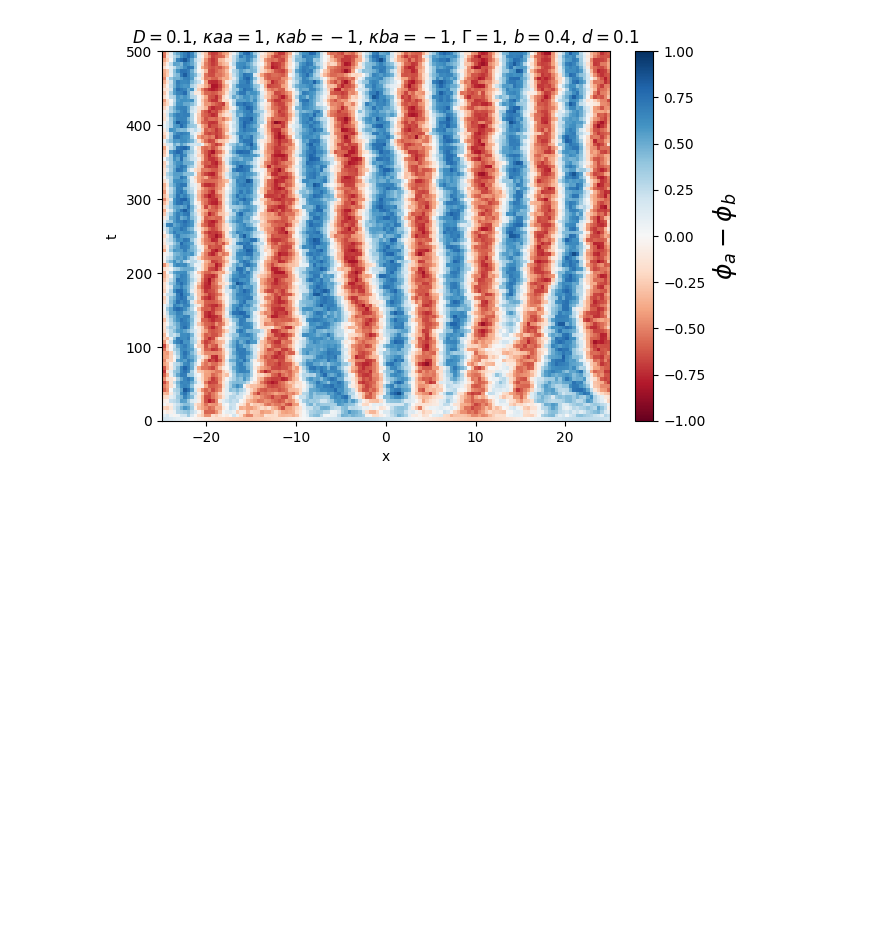
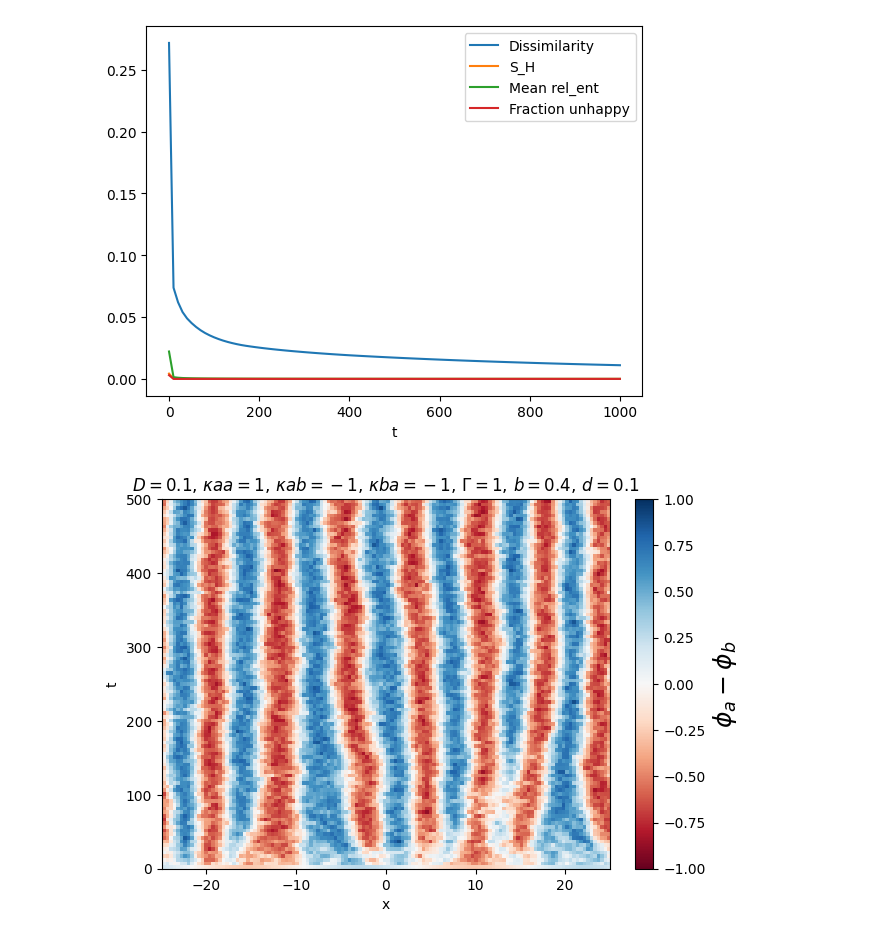
Before and after one commit to wmerbis/fluctuating_hydro, a Jupyter notebook: FHD.ipynb, the cells around one changed output. Saved outputs shown, nothing was run; the diff lists cells and outputs as text; code cells hidden in the pictures; blank space fills up the shorter version.

```diff
--- a/FHD.ipynb
+++ b/FHD.ipynb
@@ -82,3 +183,21 @@ Step 200000/200000: mean rho = 0.379683, min = 2.079536e-02
+# %%
+theta = 2/5
+
+Rel_ent = np.array([fhd.mean_relative_entropy(phi_run[:,t]) for t in range(frames+1)])
+Dis_idx = np.array([fhd.dissimilarity(phi_run[:,t]) for t in range(frames+1)])
+Q_unhappy = np.array([fhd.fraction_unhappy(theta, phi_run[:,t]) for t in range(frames+1)])
+S_H = np.array([fhd.entropy_index(phi_run[:,t]) for t in range(frames + 1)])
+
+t = np.linspace(0, dt*nsteps, frames+1)
+plt.plot(t,Dis_idx, label = "Dissimilarity")
+plt.plot(t,S_H, label = "S_H")
+plt.plot(t,Rel_ent,  label = "Mean rel_ent")
+plt.plot(t,Q_unhappy, label = "Fraction unhappy")
+plt.xlabel("t")
+plt.legend()
+plt.show()
+# %% [output]
+[figure, added]
 # %%
 phi_diff = phi_run[0,:,:] - phi_run[1,:,:]
 # t = np.linspace(0,dt*nsteps, plot_every+1)
```
Also changed, not shown: parts of 7 cells of this notebook, 2 other files.
